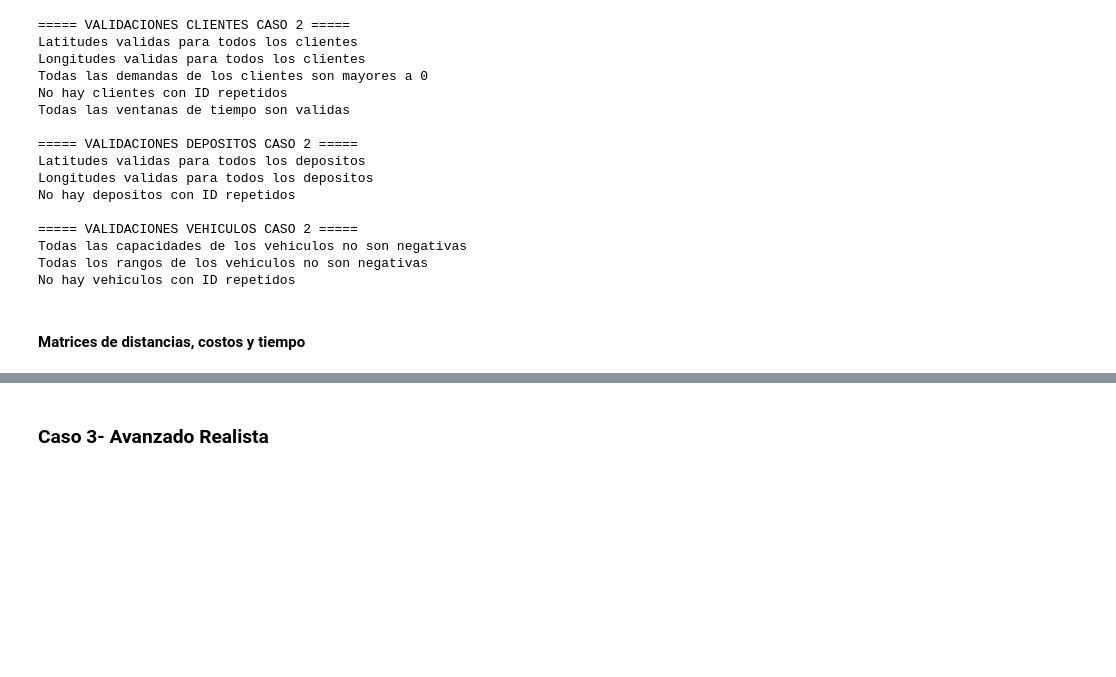
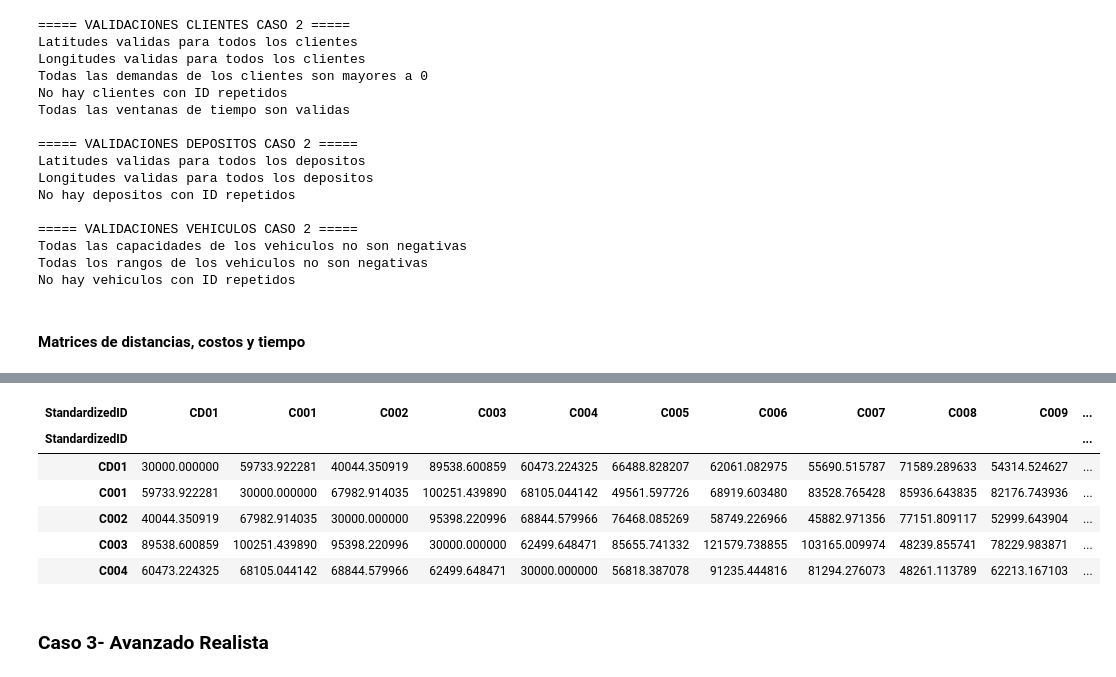
Before and after one commit to S302-prog/Mos-Proyecto1, a Jupyter notebook: Proyecto_2.ipynb, the cells around one changed output, grey strips where cells are left out. Saved outputs shown, nothing was run; the diff lists cells and outputs as text; code cells hidden in the pictures; blank space fills up the shorter version.

```diff
--- a/Proyecto_2.ipynb
+++ b/Proyecto_2.ipynb
@@ -492,3 +509,13 @@ Puntos = pd.concat([depots_C2[["StandardizedID","Latitude","Longitude","StartWin
+# %%
+Costos_C2.head()
+# %% [output]
+| StandardizedID | CD01 | C001 | C002 | C003 | C004 | C005 | C006 | C007 | C008 | C009 | ... |
+| StandardizedID |  |  |  |  |  |  |  |  |  |  | ... |
+| CD01 | 30000.000000 | 59733.922281 | 40044.350919 | 89538.600859 | 60473.224325 | 66488.828207 | 62061.082975 | 55690.515787 | 71589.289633 | 54314.524627 | ... |
+| C001 | 59733.922281 | 30000.000000 | 67982.914035 | 100251.439890 | 68105.044142 | 49561.597726 | 68919.603480 | 83528.765428 | 85936.643835 | 82176.743936 | ... |
+| C002 | 40044.350919 | 67982.914035 | 30000.000000 | 95398.220996 | 68844.579966 | 76468.085269 | 58749.226966 | 45882.971356 | 77151.809117 | 52999.643904 | ... |
+| C003 | 89538.600859 | 100251.439890 | 95398.220996 | 30000.000000 | 62499.648471 | 85655.741332 | 121579.738855 | 103165.009974 | 48239.855741 | 78229.983871 | ... |
+| C004 | 60473.224325 | 68105.044142 | 68844.579966 | 62499.648471 | 30000.000000 | 56818.387078 | 91235.444816 | 81294.276073 | 48261.113789 | 62213.167103 | ... |
 # %% [markdown]
 ### Caso 3- Avanzado Realista
 # %% [markdown]
```
Also changed, not shown: parts of 7 cells of this notebook, 6 other files.
